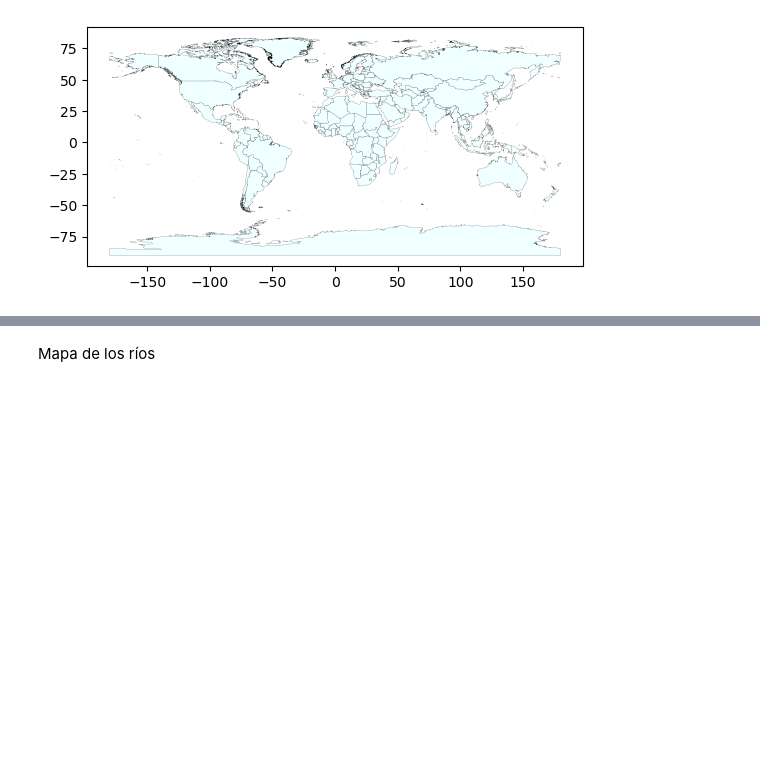
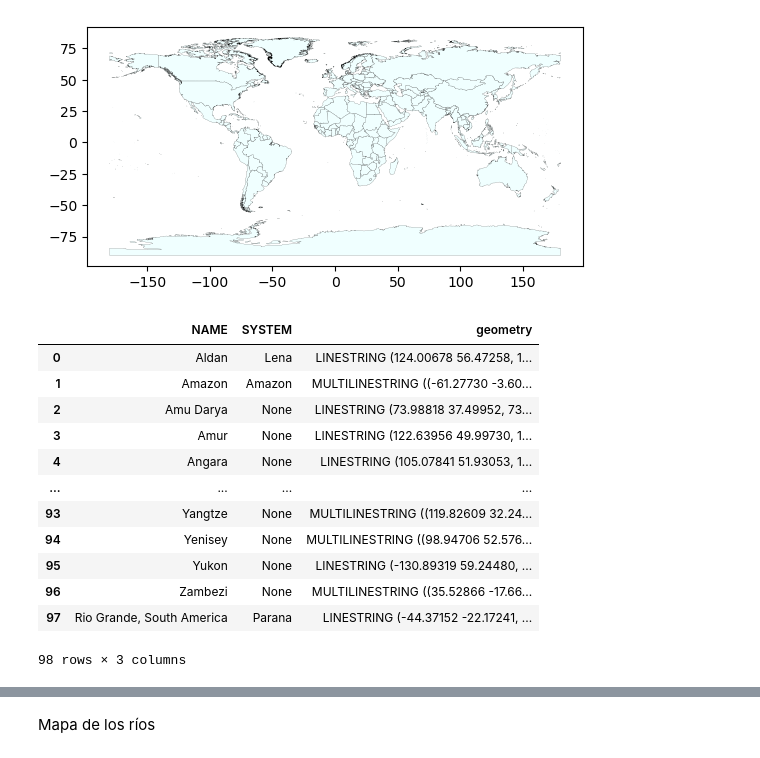
Before and after one commit to krlos20203563/ASIE_2024-1, a Jupyter notebook: Tarea_2.ipynb, the cells around one changed output, grey strips where cells are left out. Cells and saved outputs as stored; diff of their text form; code cells hidden in the pictures; blank space fills up the shorter version.

```diff
--- a/Tarea_2.ipynb
+++ b/Tarea_2.ipynb
@@ -12,3 +12,19 @@ countries.plot(facecolor="azure",#color of polygon fill
 # %%
 rivers=gpd.read_file(os.path.join("data_TA2","maps","World_Hydrography","World_Hydrography.shp"))
 cities=gpd.read_file(os.path.join("data_TA2","maps","World_Cities","World_Cities.shp"))
+# %%
+rivers
+# %% [output]
+|  | NAME | SYSTEM | geometry |
+| 0 | Aldan | Lena | LINESTRING (124.00678 56.47258, 1... |
+| 1 | Amazon | Amazon | MULTILINESTRING ((-61.27730 -3.60... |
+| 2 | Amu Darya | None | LINESTRING (73.98818 37.49952, 73... |
+| 3 | Amur | None | LINESTRING (122.63956 49.99730, 1... |
+| 4 | Angara | None | LINESTRING (105.07841 51.93053, 1... |
+| ... | ... | ... | ... |
+| 93 | Yangtze | None | MULTILINESTRING ((119.82609 32.24... |
+| 94 | Yenisey | None | MULTILINESTRING ((98.94706 52.576... |
+| 95 | Yukon | None | LINESTRING (-130.89319 59.24480, ... |
+| 96 | Zambezi | None | MULTILINESTRING ((35.52866 -17.66... |
+| 97 | Rio Grande, South America | Parana | LINESTRING (-44.37152 -22.17241, ... |
+98 rows × 3 columns
```
Also changed, not shown: parts of 2 cells of this notebook, 2 other files.
